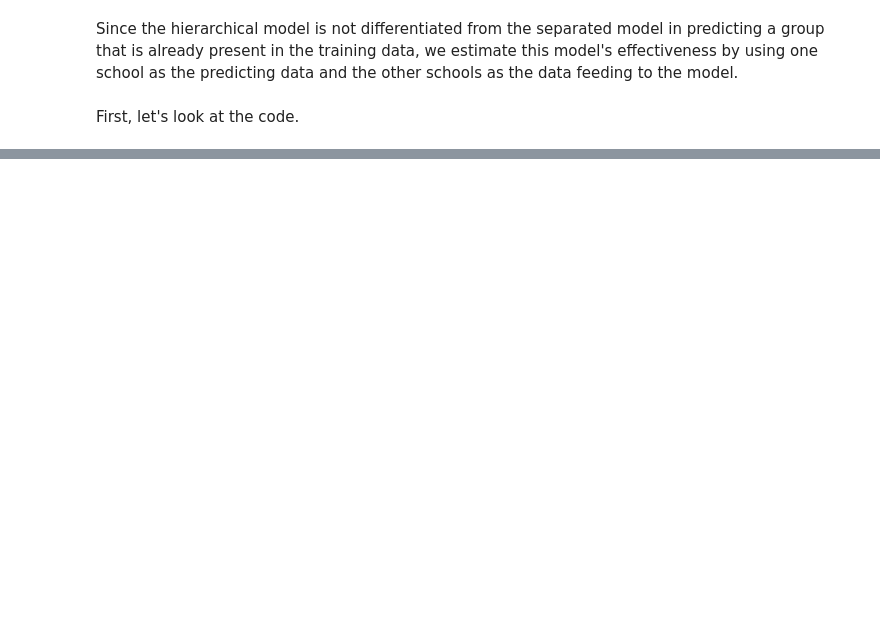
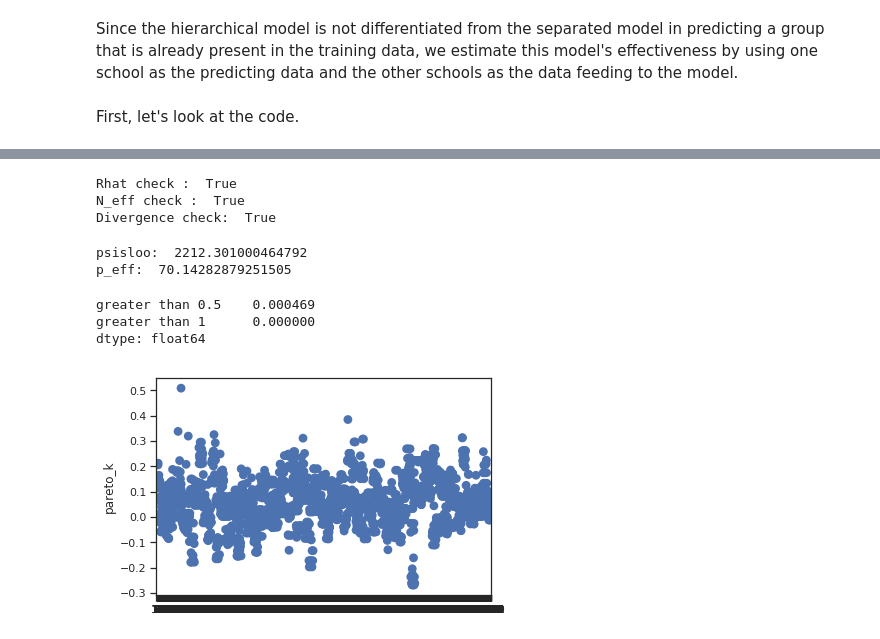
Before and after one commit to cthai721/bda-project, a Jupyter notebook: Effects on Learning of teaching experience.ipynb, the cells around one changed output, grey strips where cells are left out. Cells and saved outputs as stored; diff of their text form; code cells hidden in the pictures; blank space fills up the shorter version.

```diff
--- a/Effects on Learning of teaching experience.ipynb
+++ b/Effects on Learning of teaching experience.ipynb
@@ -682,7 +728,8 @@ hierarchical_code = """
 data {
     int<lower=1> N;
     int<lower=1> K;
-    matrix[N, K] y;
+    int<lower=1, upper = K> x[N];
+    vector[N] y;
 }
 parameters {
     real mu0;
@@ -691,13 +738,17 @@ parameters {
     real<lower=0> sigma;
 }
 model {
-    for (j in 1:K){
-        mu[j] ~ normal(mu0, sigma0);
-        y[:,j] ~ normal(mu[j], sigma);
-     }
+    mu ~ normal(mu0, sigma0);
+    y~ normal(mu[x], sigma);
+
 }
 generated quantities {
     real mupred;
-    mupred <- normal_rng(mu0, sigma0);
+    real ypred;
+    vector[N] log_lik;
+    mupred = normal_rng(mu0, sigma0);
+    ypred = normal_rng(mupred, sigma);
+    for (i in 1:N)
+        log_lik[i] = normal_lpdf(y[i] | mu[x[i]], sigma);
 }
 """
@@ -714,0 +755,10 @@ sigma_error = []
+# %%
+data_hierarchical = {'N': X_train.shape[0],
+                    'K': 79,
+                    'x': X_train.school,
+                    'y': Y_train}
+
+fit_hierarchical = pystan.stan(model_code=hierarchical_code,
+                                          data=data_hierarchical,
+                                          iter=1000, chains=2)
+hierarchical_sample = fit_hierarchical.extract(permuted=True)
@@ -715 +769,28 @@ sigma_error = []
+# %%
+print("Rhat check : ",pystan.diagnostics.check_rhat(fit_hierarchical))
+print("N_eff check : ",pystan.diagnostics.check_n_eff(fit_hierarchical))
+print("Divergence check: ", pystan.diagnostics.check_div(fit_hierarchical))
+# %% [output]
+Rhat check :  True
+N_eff check :  True
+Divergence check:  True
+# %%
+loglik = (fit_hierarchical["log_lik"])
+psisloo = stanity.psisloo(loglik)
+print("psisloo: ",psisloo.elpd)
+psisloo.plot()
+lppd_pooled = 0
+for i in range (Y_train.shape[0]):
+    lppd_pooled = lppd_pooled + np.log(np.mean(np.exp(loglik[:,i])))
+
+peff_pooled = np.sum(lppd_pooled) - psisloo.elpd
+print("p_eff: ", peff_pooled)
+psisloo.print_summary()
+# %% [output]
+psisloo:  2212.301000464792
+p_eff:  70.14282879251505
+greater than 0.5    0.000469
+greater than 1      0.000000
+dtype: float64
+[figure, added]
 # %%
```
Also changed, not shown: parts of 32 cells of this notebook, 4 other files.
